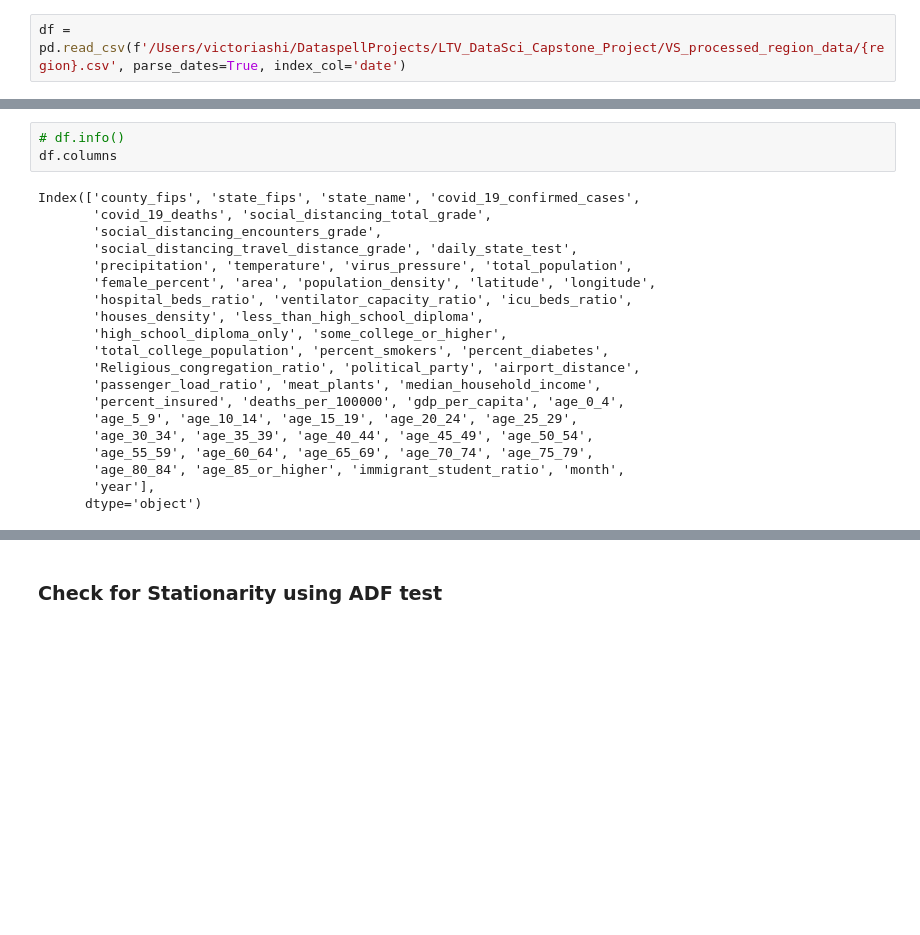
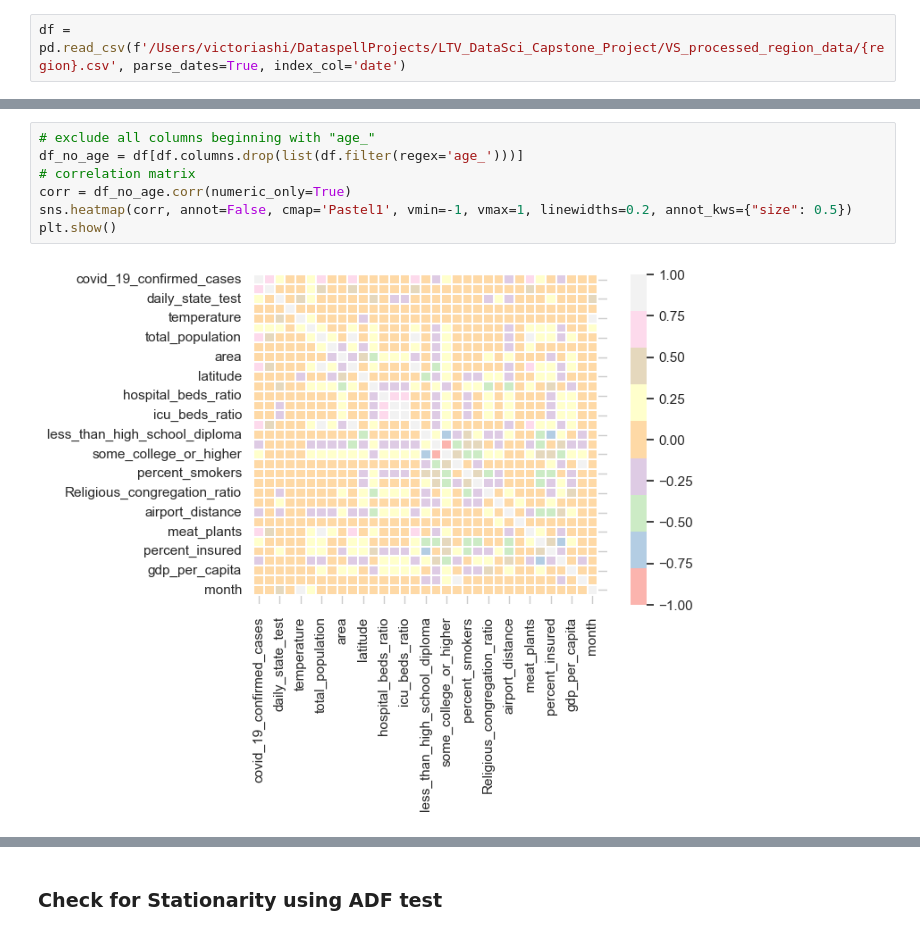
Before and after one commit to zshi719/LTV_DataSci_Capstone_Project, a Jupyter notebook: ARIMA.ipynb, the cells around one changed output, grey strips where cells are left out. Saved outputs shown, nothing was run; the diff lists cells and outputs as text; blank space fills up the shorter version.

```diff
--- a/ARIMA.ipynb
+++ b/ARIMA.ipynb
@@ -26,26 +18,12 @@ df.head()
 # %%
-# df.info()
-df.columns
+# exclude all columns beginning with "age_"
+df_no_age = df[df.columns.drop(list(df.filter(regex='age_')))]
+# correlation matrix
+corr = df_no_age.corr(numeric_only=True)
+sns.heatmap(corr, annot=False, cmap='Pastel1', vmin=-1, vmax=1, linewidths=0.2, annot_kws={"size": 0.5})
+plt.show()
 # %% [output]
-Index(['county_fips', 'state_fips', 'state_name', 'covid_19_confirmed_cases',
-       'covid_19_deaths', 'social_distancing_total_grade',
-       'social_distancing_encounters_grade',
-       'social_distancing_travel_distance_grade', 'daily_state_test',
-       'precipitation', 'temperature', 'virus_pressure', 'total_population',
-       'female_percent', 'area', 'population_density', 'latitude', 'longitude',
-       'hospital_beds_ratio', 'ventilator_capacity_ratio', 'icu_beds_ratio',
-       'houses_density', 'less_than_high_school_diploma',
-       'high_school_diploma_only', 'some_college_or_higher',
-       'total_college_population', 'percent_smokers', 'percent_diabetes',
-       'Religious_congregation_ratio', 'political_party', 'airport_distance',
-       'passenger_load_ratio', 'meat_plants', 'median_household_income',
-       'percent_insured', 'deaths_per_100000', 'gdp_per_capita', 'age_0_4',
-       'age_5_9', 'age_10_14', 'age_15_19', 'age_20_24', 'age_25_29',
-       'age_30_34', 'age_35_39', 'age_40_44', 'age_45_49', 'age_50_54',
-       'age_55_59', 'age_60_64', 'age_65_69', 'age_70_74', 'age_75_79',
-       'age_80_84', 'age_85_or_higher', 'immigrant_student_ratio', 'month',
-       'year'],
-      dtype='object')
+[figure, added]
 # %%
 # plot monthly confirmed cases and deaths
 sns.lineplot(x=df.index, y='covid_19_confirmed_cases', data=df)
```
Also changed, not shown: parts of 14 cells of this notebook.
